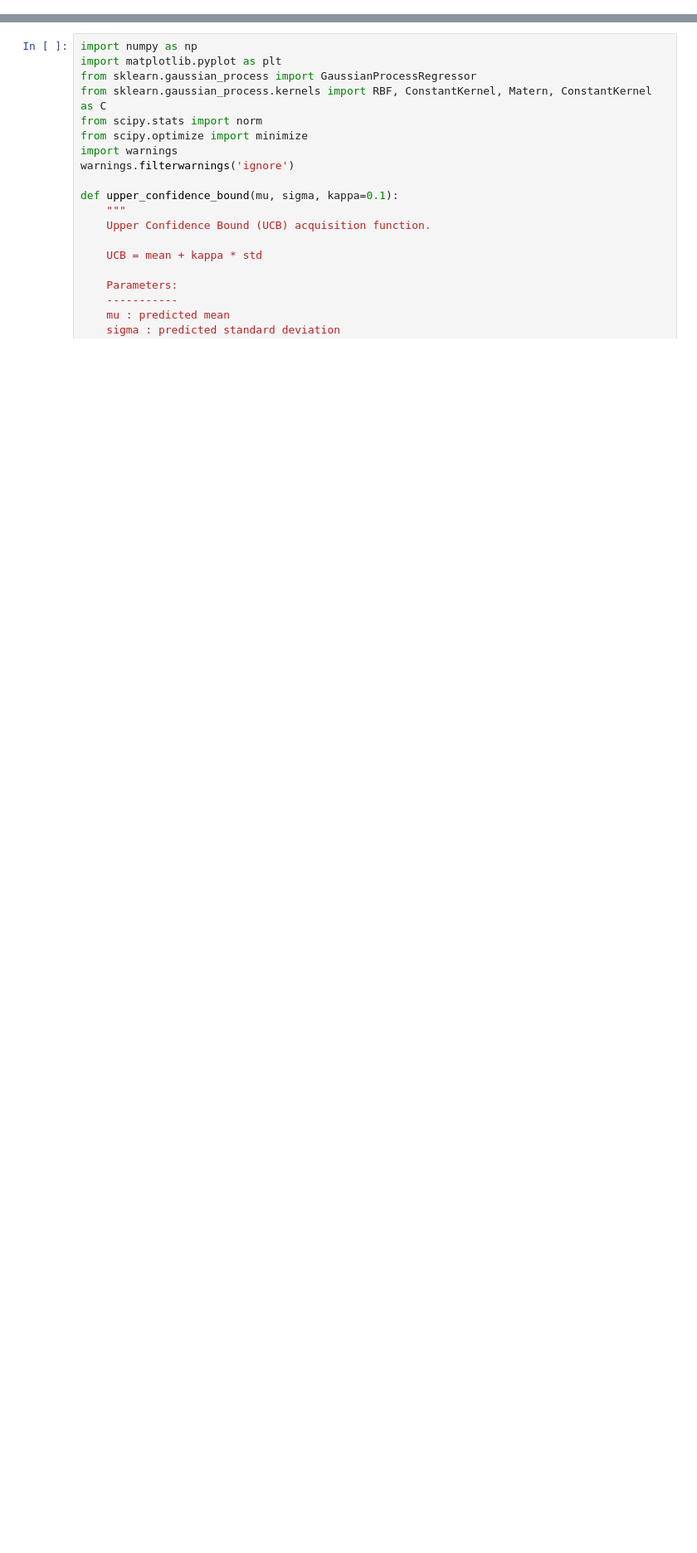
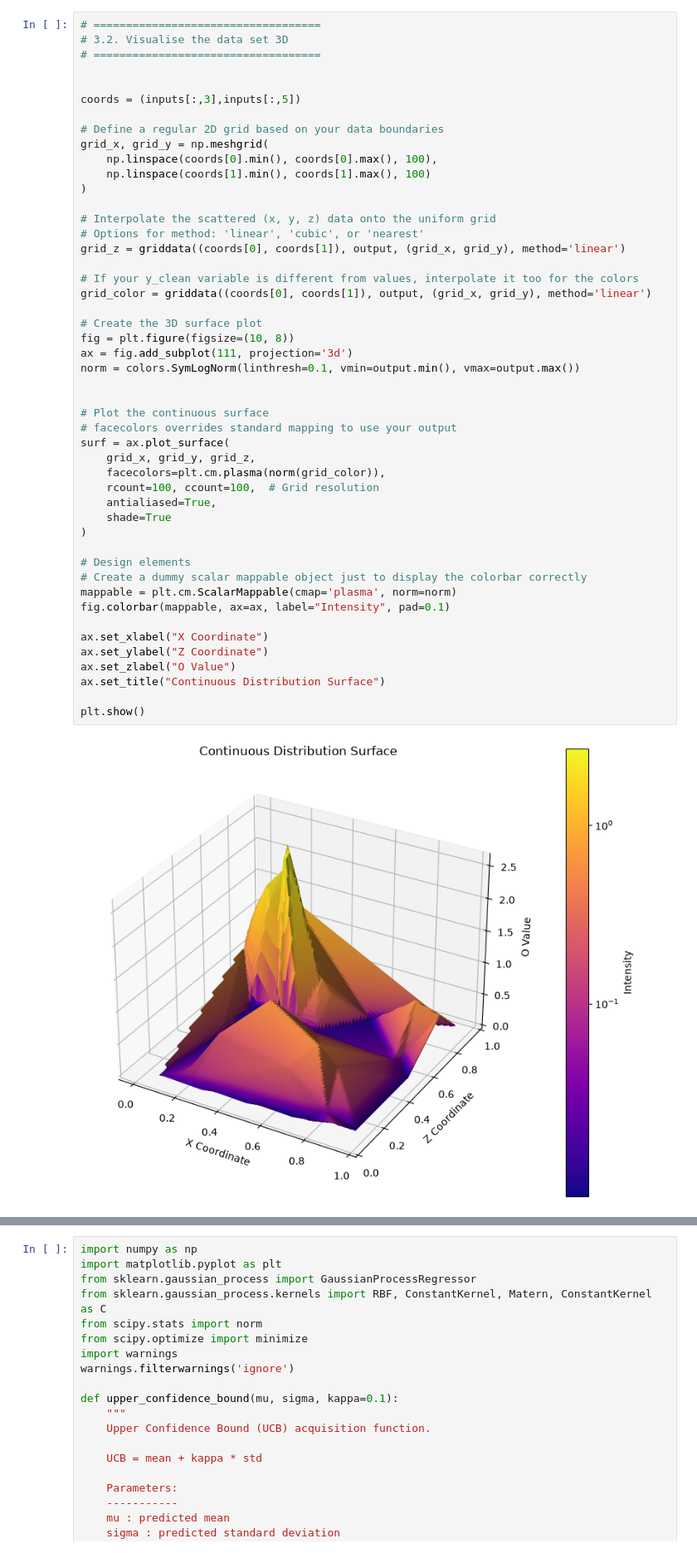
Before and after one commit to jomcevoy/Capstone, a Jupyter notebook: Models/FUNC7/CAP_FUNC7.ipynb, the cells around one changed output, grey strips where cells are left out. Shown at 83% size. Drawn from its saved outputs; the diff is of its cells as text; blank space fills up the shorter version.

```diff
--- a/Models/FUNC7/CAP_FUNC7.ipynb
+++ b/Models/FUNC7/CAP_FUNC7.ipynb
@@ -105,0 +191,50 @@ def objective_6d(X):
+# %%
+# ===================================
+# 3.2. Visualise the data set 3D
+# ===================================
+
+
+coords = (inputs[:,3],inputs[:,5])
+
+# Define a regular 2D grid based on your data boundaries
+grid_x, grid_y = np.meshgrid(
+    np.linspace(coords[0].min(), coords[0].max(), 100),
+    np.linspace(coords[1].min(), coords[1].max(), 100)
+)
+
+# Interpolate the scattered (x, y, z) data onto the uniform grid
+# Options for method: 'linear', 'cubic', or 'nearest'
+grid_z = griddata((coords[0], coords[1]), output, (grid_x, grid_y), method='linear')
+
+# If your y_clean variable is different from values, interpolate it too for the colors
+grid_color = griddata((coords[0], coords[1]), output, (grid_x, grid_y), method='linear')
+
+# Create the 3D surface plot
+fig = plt.figure(figsize=(10, 8))
+ax = fig.add_subplot(111, projection='3d')
+norm = colors.SymLogNorm(linthresh=0.1, vmin=output.min(), vmax=output.max())
+
+
+# Plot the continuous surface
+# facecolors overrides standard mapping to use your output
+surf = ax.plot_surface(
+    grid_x, grid_y, grid_z,
+    facecolors=plt.cm.plasma(norm(grid_color)),
+    rcount=100, ccount=100,  # Grid resolution
+    antialiased=True,
+    shade=True
+)
+
+# Design elements
+# Create a dummy scalar mappable object just to display the colorbar correctly
+mappable = plt.cm.ScalarMappable(cmap='plasma', norm=norm)
+fig.colorbar(mappable, ax=ax, label="Intensity", pad=0.1)
+
+ax.set_xlabel("X Coordinate")
+ax.set_ylabel("Z Coordinate")
+ax.set_zlabel("O Value")
+ax.set_title("Continuous Distribution Surface")
+
+plt.show()
+# %% [output]
+[figure, added]
```
Also changed, not shown: parts of 12 cells of this notebook, 8 other files.
